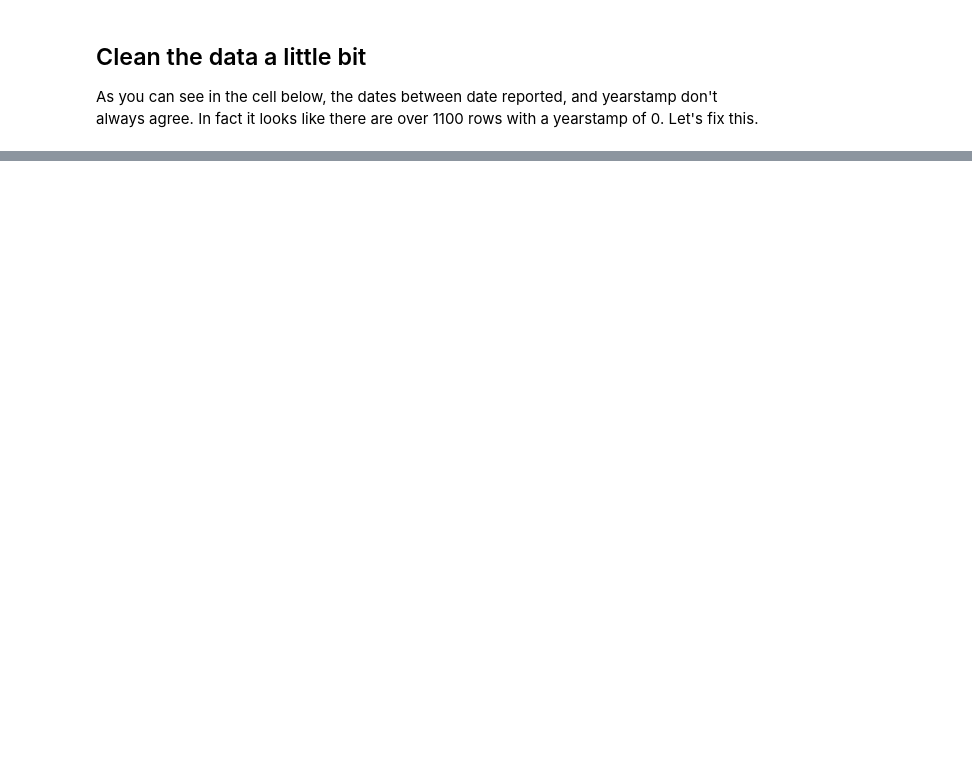
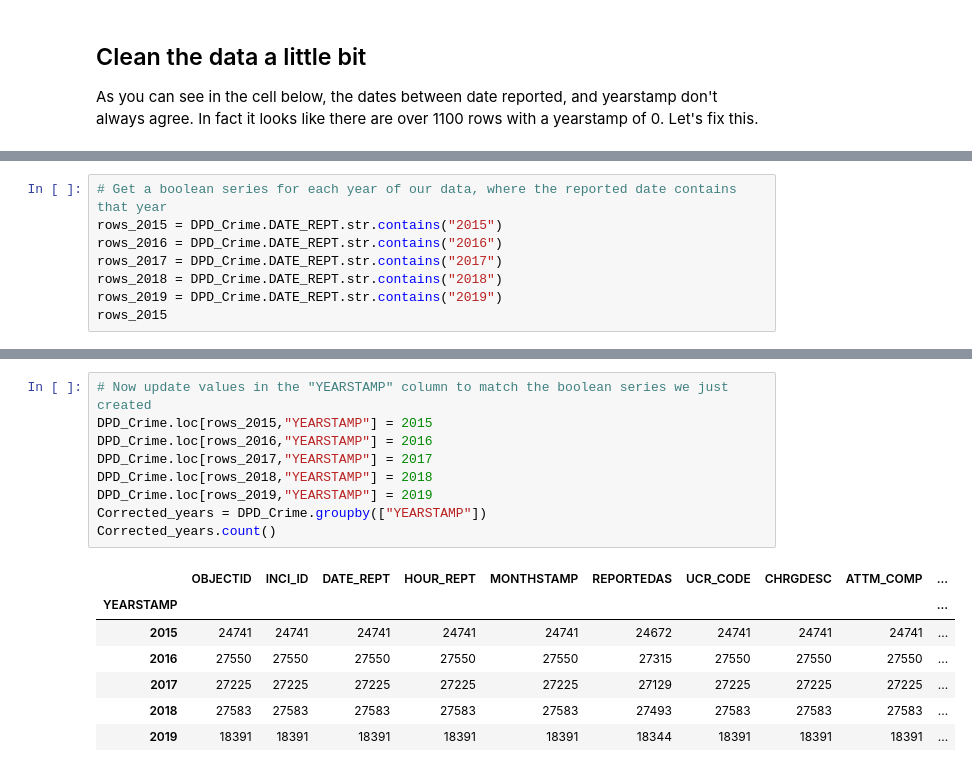
Before and after one commit to M-Eggleston/AnalyzeDurham, a Jupyter notebook: OpenDurham.ipynb, the cells around one changed output, grey strips where cells are left out. Cells and saved outputs as stored; diff of their text form; blank space fills up the shorter version.

```diff
--- a/OpenDurham.ipynb
+++ b/OpenDurham.ipynb
@@ -124,0 +130,8 @@ by_year.count()
+# %%
+# Get a boolean series for each year of our data, where the reported date contains that year
+rows_2015 = DPD_Crime.DATE_REPT.str.contains("2015")
+rows_2016 = DPD_Crime.DATE_REPT.str.contains("2016")
+rows_2017 = DPD_Crime.DATE_REPT.str.contains("2017")
+rows_2018 = DPD_Crime.DATE_REPT.str.contains("2018")
+rows_2019 = DPD_Crime.DATE_REPT.str.contains("2019")
+rows_2015
@@ -124,0 +151,17 @@ by_year.count()
+# %%
+# Now update values in the "YEARSTAMP" column to match the boolean series we just created
+DPD_Crime.loc[rows_2015,"YEARSTAMP"] = 2015
+DPD_Crime.loc[rows_2016,"YEARSTAMP"] = 2016
+DPD_Crime.loc[rows_2017,"YEARSTAMP"] = 2017
+DPD_Crime.loc[rows_2018,"YEARSTAMP"] = 2018
+DPD_Crime.loc[rows_2019,"YEARSTAMP"] = 2019
+Corrected_years = DPD_Crime.groupby(["YEARSTAMP"])
+Corrected_years.count()
+# %% [output]
+|  | OBJECTID | INCI_ID | DATE_REPT | HOUR_REPT | MONTHSTAMP | REPORTEDAS | UCR_CODE | CHRGDESC | ATTM_COMP | ... |
+| YEARSTAMP |  |  |  |  |  |  |  |  |  | ... |
+| 2015 | 24741 | 24741 | 24741 | 24741 | 24741 | 24672 | 24741 | 24741 | 24741 | ... |
+| 2016 | 27550 | 27550 | 27550 | 27550 | 27550 | 27315 | 27550 | 27550 | 27550 | ... |
+| 2017 | 27225 | 27225 | 27225 | 27225 | 27225 | 27129 | 27225 | 27225 | 27225 | ... |
+| 2018 | 27583 | 27583 | 27583 | 27583 | 27583 | 27493 | 27583 | 27583 | 27583 | ... |
+| 2019 | 18391 | 18391 | 18391 | 18391 | 18391 | 18344 | 18391 | 18391 | 18391 | ... |
```
Also changed, not shown: parts of 3 cells of this notebook.
